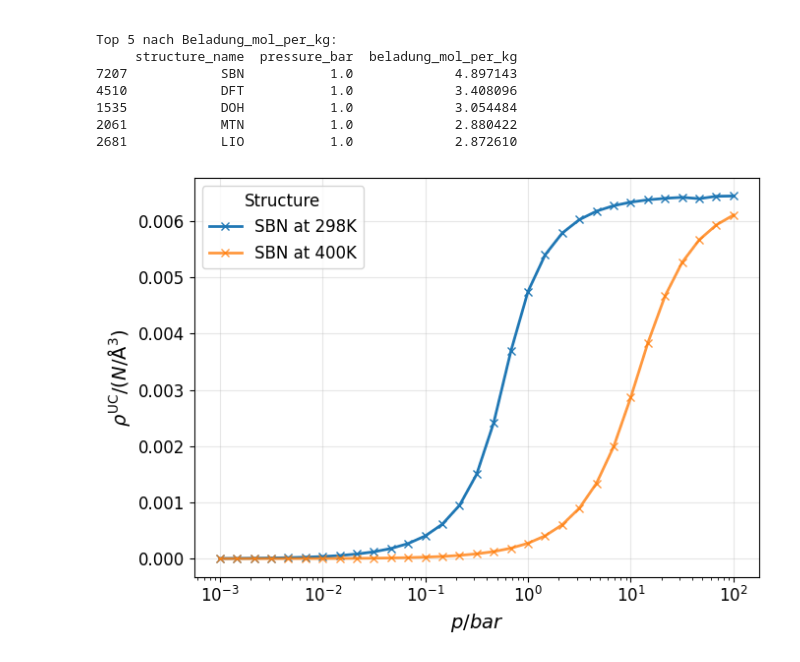
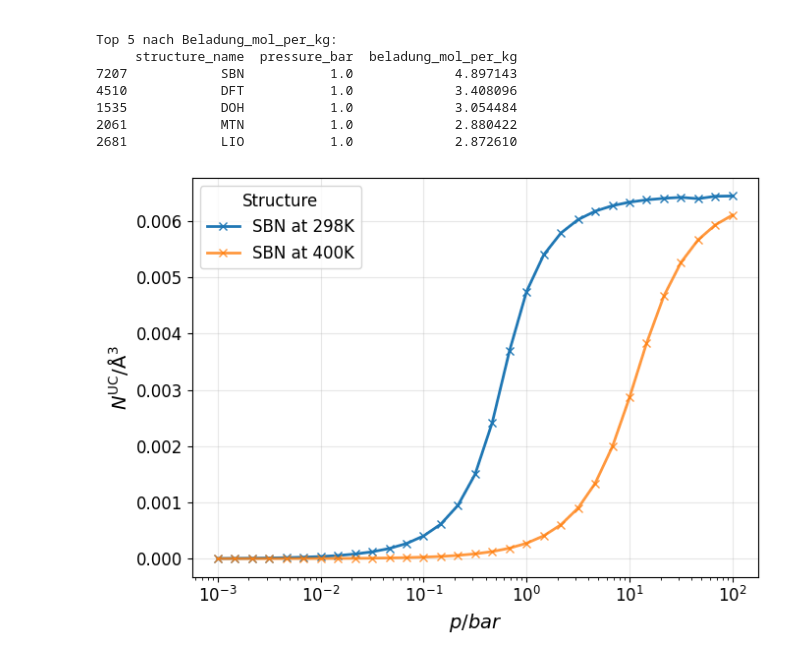
Before and after one commit to dbock369-dot/MASTHA, a Jupyter notebook: TestBench/Testbench_isotherm.ipynb, the cells around one changed output. Saved outputs shown, nothing was run; the diff lists cells and outputs as text; code cells hidden in the pictures.

```diff
--- a/TestBench/Testbench_isotherm.ipynb
+++ b/TestBench/Testbench_isotherm.ipynb
@@ -192,33 +192,33 @@ for structure in structures:
             linestyle="-",
             label=f"SBN at 298K"
         )
 
     # --- 400 K (dashed, same marker, no extra legend entry) ---
     df400 = data_400[data_400["structure_name"] == structure].sort_values("pressure_bar")
     if len(df400):
         plt.plot(
             df400["pressure_bar"],
             df400["beladung_atoms"] / df400["volume_kubAng"],
             marker="x",
             linestyle="-",
             alpha=0.8,
             label="SBN at 400K"  # <- keeps legend clean like before
         )
 
 
 
 # --- Labels & figure styling (same vibe, updated title) ---
 #plt.title("Adsorption Isotherms at 298K and 400K")
 plt.xlabel("$p/bar$")
-plt.ylabel(r"$\rho^{\mathrm{UC}}/(N/\mathrm{\AA}^{3})$")
+plt.ylabel(r"$N^{\mathrm{UC}}/\mathrm{\AA}^{3}$")
 
 plt.xscale("log")
 plt.grid(alpha=0.3)
 plt.legend(frameon=True, title="Structure")
 plt.tight_layout()
 
 # --- Save figure ---
-plt.savefig("Iso_300K_400K.png", dpi=400, bbox_inches="tight")
+plt.savefig("Iso_300K_400K_freshyfresh.png", dpi=400, bbox_inches="tight")
 plt.show()
 # %% [output]
-[figure, old version]
+[figure, new version]
```
Also changed, not shown: 5 other files.
